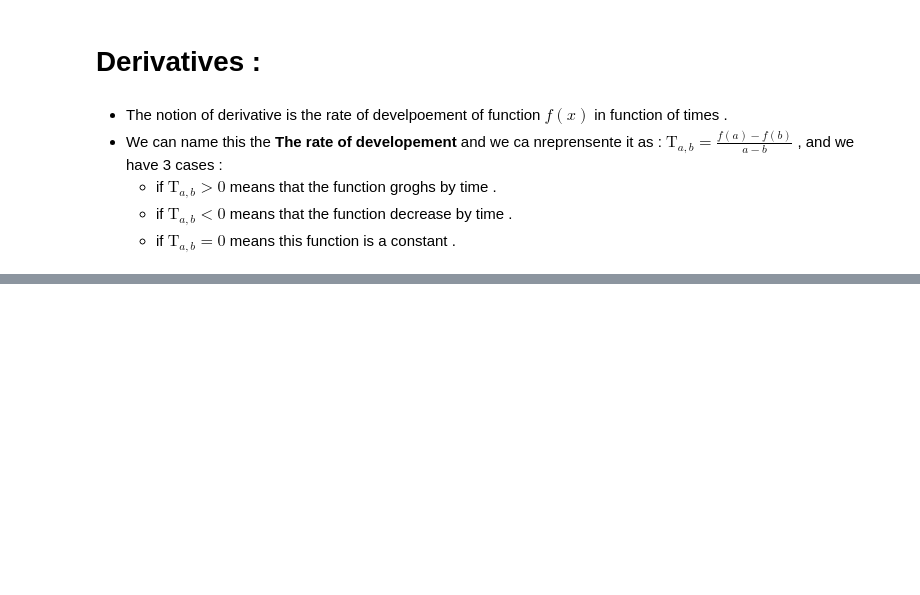
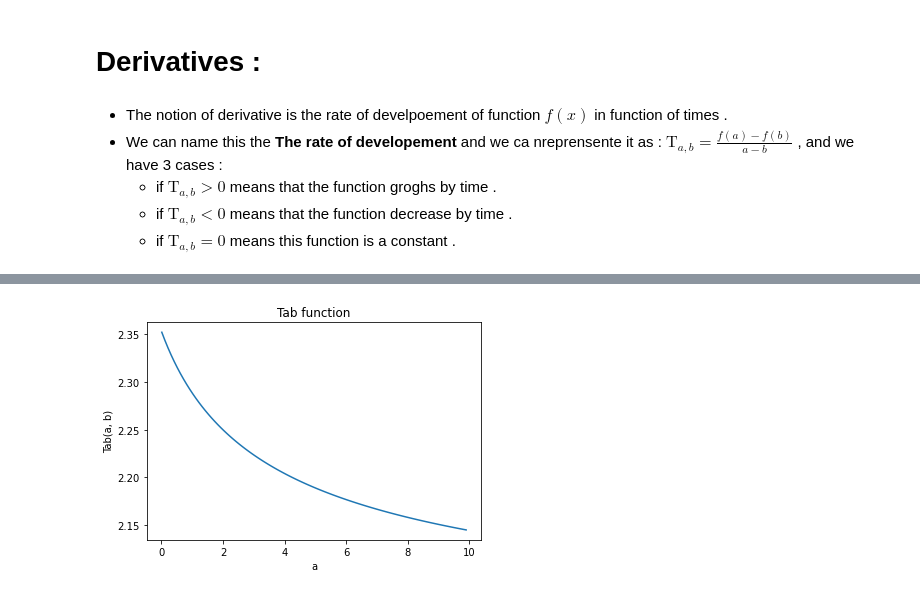
Before and after one commit to Ashraf-Khabar/Data-Science-Docs, a Jupyter notebook: Maths With Python/functions.ipynb, the cells around one changed output, grey strips where cells are left out. Cells and saved outputs as stored; diff of their text form; code cells hidden in the pictures; blank space fills up the shorter version.

```diff
--- a/Maths With Python/functions.ipynb
+++ b/Maths With Python/functions.ipynb
@@ -105,0 +114,23 @@ The signe of $\mathrm{T}_{a,b}$ is depend on the second contity :
+# %%
+# Implements the Tab in python :
+def f(x):
+    return 2*x + np.sqrt(x + 2)
+
+def Tab(a, b):
+    return (f(a)-f(b))/(a-b)
+# %%
+# Generate arrays a and b
+a = np.linspace(0.01, 10, 100)  # Avoid division by zero by starting from a small value
+b = np.linspace(0.02, 10, 100)  # Offset b slightly from a to avoid division by zero
+
+# Calculate Tab values for corresponding a and b
+y = Tab(a, b)
+
+# Plot the results
+plt.plot(a, y)
+plt.xlabel('a')
+plt.ylabel('Tab(a, b)')
+plt.title('Tab function')
+plt.show()
+# %% [output]
+[figure, added]
```
Also changed, not shown: parts of 4 cells of this notebook.
